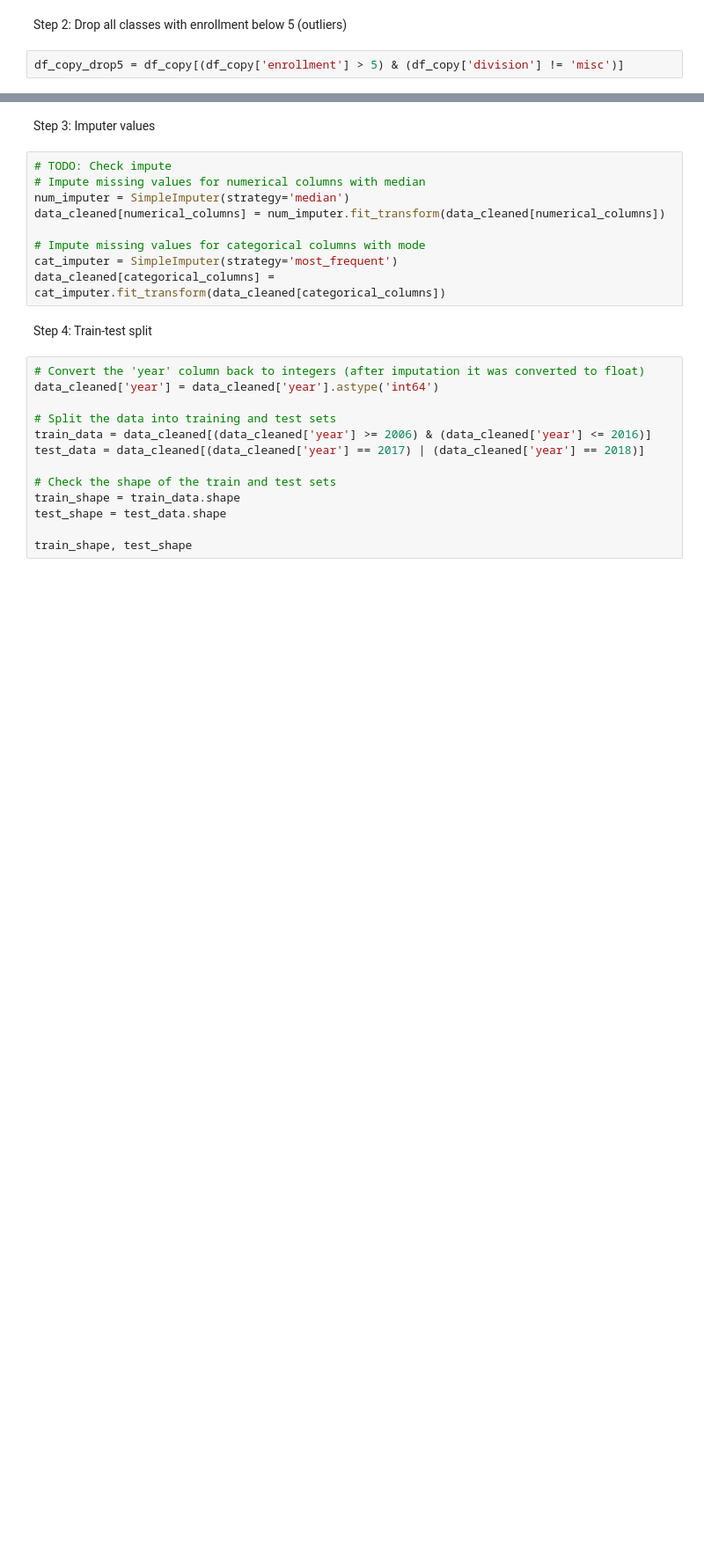
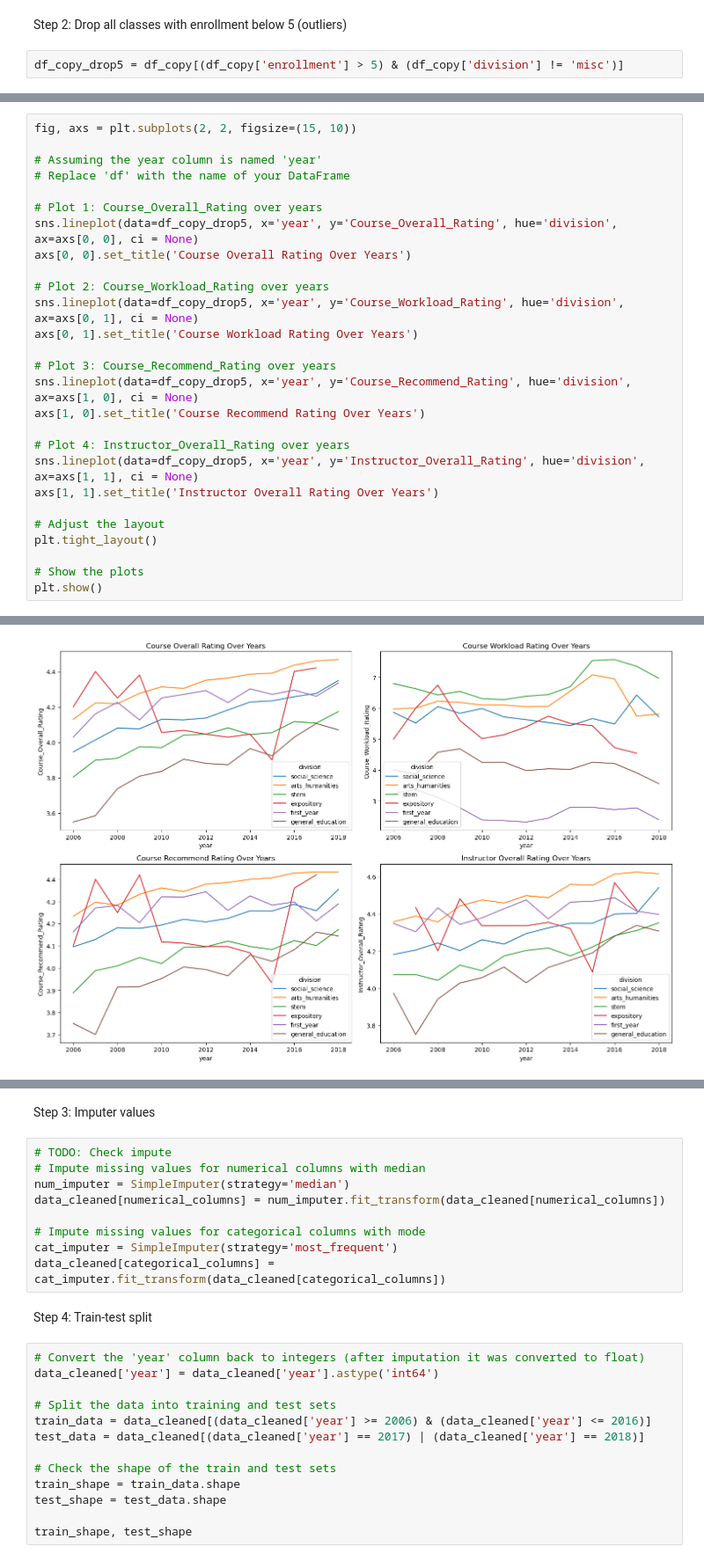
Before and after one commit to MattHAndrews/cs109a_final_project, a Jupyter notebook: Project.ipynb, the cells around one changed output, grey strips where cells are left out. Shown at 88% size. Drawn from its saved outputs; the diff is of its cells as text; blank space fills up the shorter version.

```diff
--- a/Project.ipynb
+++ b/Project.ipynb
@@ -507,0 +484,28 @@ plt.show()
+# %%
+fig, axs = plt.subplots(2, 2, figsize=(15, 10))
+
+# Assuming the year column is named 'year'
+# Replace 'df' with the name of your DataFrame
+
+# Plot 1: Course_Overall_Rating over years
+sns.lineplot(data=df_copy_drop5, x='year', y='Course_Overall_Rating', hue='division', ax=axs[0, 0], ci = None)
+axs[0, 0].set_title('Course Overall Rating Over Years')
+
+# Plot 2: Course_Workload_Rating over years
+sns.lineplot(data=df_copy_drop5, x='year', y='Course_Workload_Rating', hue='division', ax=axs[0, 1], ci = None)
+axs[0, 1].set_title('Course Workload Rating Over Years')
+
+# Plot 3: Course_Recommend_Rating over years
+sns.lineplot(data=df_copy_drop5, x='year', y='Course_Recommend_Rating', hue='division', ax=axs[1, 0], ci = None)
+axs[1, 0].set_title('Course Recommend Rating Over Years')
+
+# Plot 4: Instructor_Overall_Rating over years
+sns.lineplot(data=df_copy_drop5, x='year', y='Instructor_Overall_Rating', hue='division', ax=axs[1, 1], ci = None)
+axs[1, 1].set_title('Instructor Overall Rating Over Years')
+
+# Adjust the layout
+plt.tight_layout()
+
+# Show the plots
+plt.show()
+# %% [output]
@@ -507,0 +527 @@ plt.show()
+[figure, added]
```
Also changed, not shown: parts of 8 cells of this notebook.
